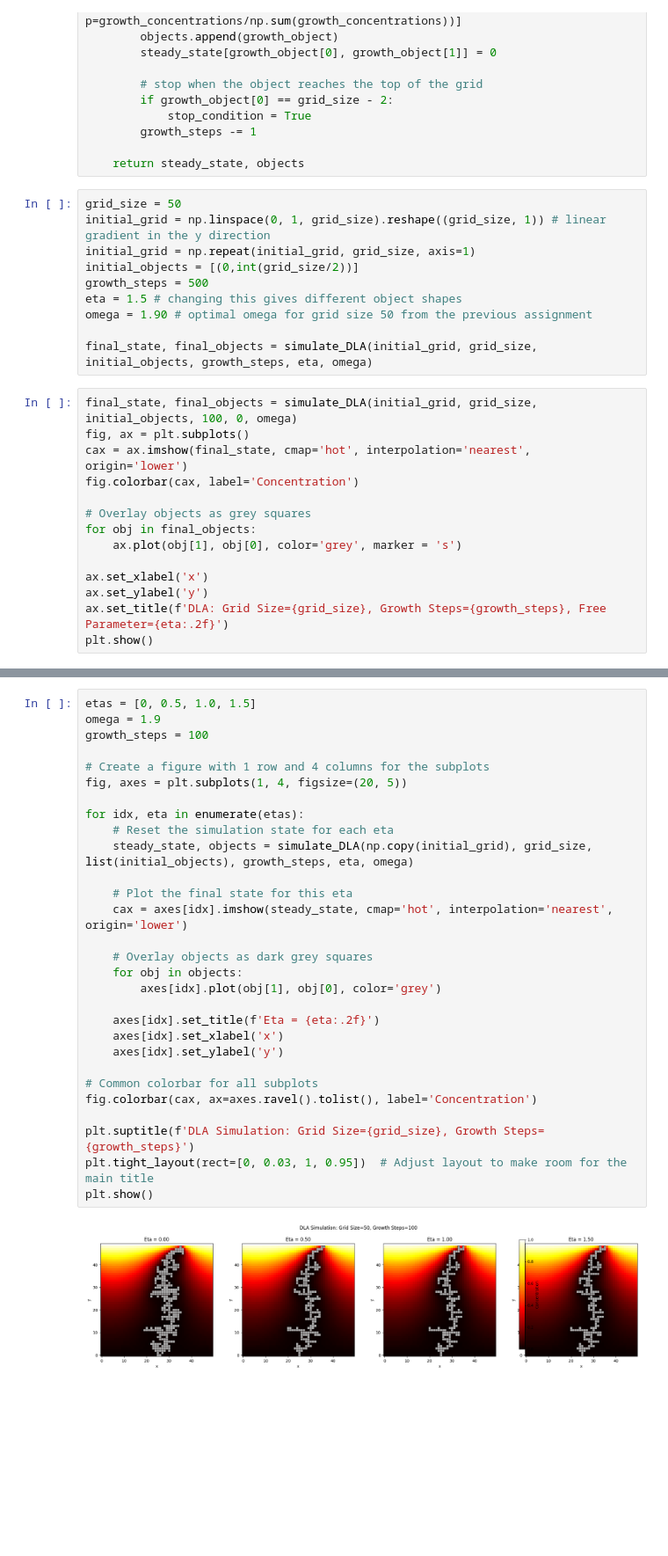
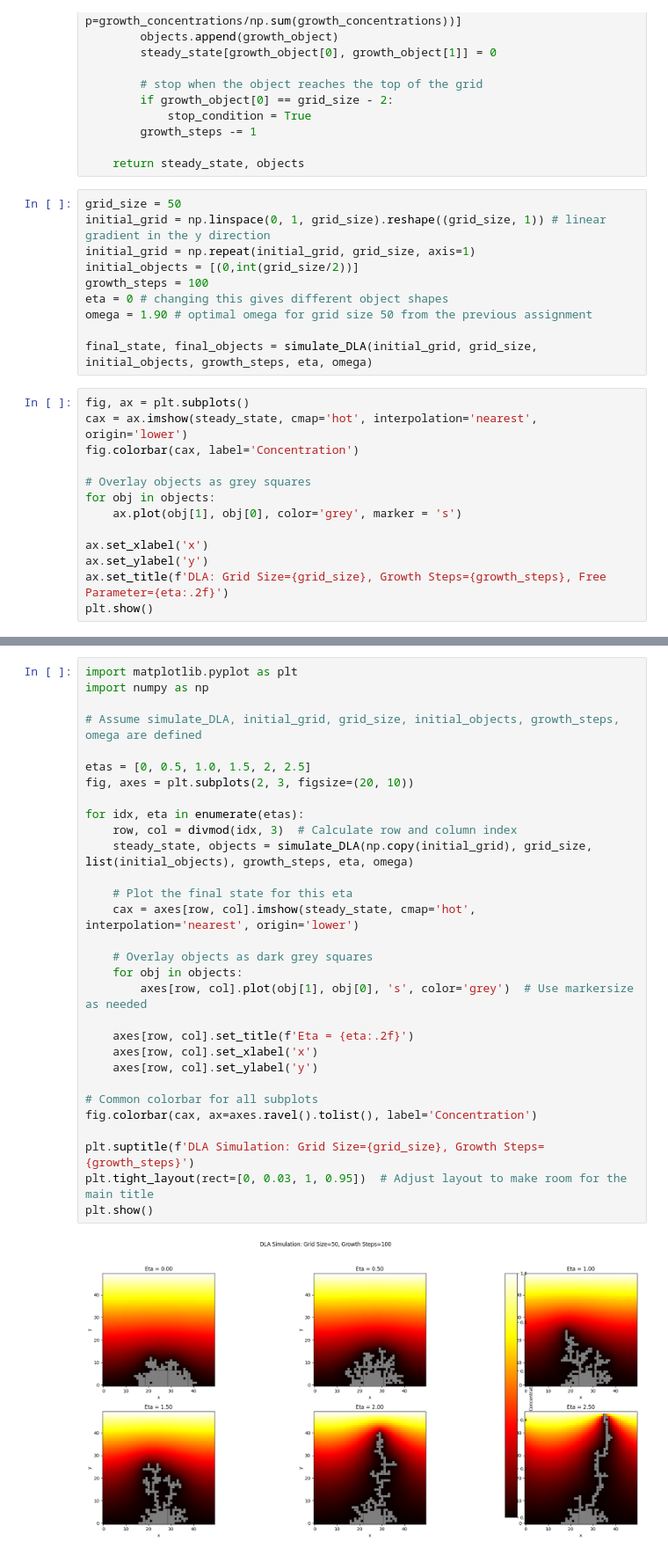
Before and after one commit to shreyaraghavendra/scientific-computing-group2, a Jupyter notebook: set2.ipynb, the cells around one changed output, grey strips where cells are left out. Shown at 88% size. Drawn from its saved outputs; the diff is of its cells as text; blank space fills up the shorter version.

```diff
--- a/set2.ipynb
+++ b/set2.ipynb
@@ -108,19 +108,18 @@ grid_size = 50
 initial_grid = np.linspace(0, 1, grid_size).reshape((grid_size, 1)) # linear gradient in the y direction
 initial_grid = np.repeat(initial_grid, grid_size, axis=1)
 initial_objects = [(0,int(grid_size/2))]
-growth_steps = 500
-eta = 1.5 # changing this gives different object shapes
+growth_steps = 100
+eta = 0 # changing this gives different object shapes
 omega = 1.90 # optimal omega for grid size 50 from the previous assignment
 
 final_state, final_objects = simulate_DLA(initial_grid, grid_size, initial_objects, growth_steps, eta, omega)
 # %%
-final_state, final_objects = simulate_DLA(initial_grid, grid_size, initial_objects, 100, 0, omega)
 fig, ax = plt.subplots()
-cax = ax.imshow(final_state, cmap='hot', interpolation='nearest', origin='lower')
+cax = ax.imshow(steady_state, cmap='hot', interpolation='nearest', origin='lower')
 fig.colorbar(cax, label='Concentration')
 
 # Overlay objects as grey squares
-for obj in final_objects:
+for obj in objects:
     ax.plot(obj[1], obj[0], color='grey', marker = 's')
 
 ax.set_xlabel('x')
@@ -132,32 +131,33 @@ plt.show()
 # %%
-etas = [0, 0.5, 1.0, 1.5]
-omega = 1.9
-growth_steps = 100
+import matplotlib.pyplot as plt
+import numpy as np
 
-# Create a figure with 1 row and 4 columns for the subplots
-fig, axes = plt.subplots(1, 4, figsize=(20, 5))
+# Assume simulate_DLA, initial_grid, grid_size, initial_objects, growth_steps, omega are defined
+
+etas = [0, 0.5, 1.0, 1.5, 2, 2.5]
+fig, axes = plt.subplots(2, 3, figsize=(20, 10))
 
 for idx, eta in enumerate(etas):
-    # Reset the simulation state for each eta
+    row, col = divmod(idx, 3)  # Calculate row and column index
     steady_state, objects = simulate_DLA(np.copy(initial_grid), grid_size, list(initial_objects), growth_steps, eta, omega)
 
     # Plot the final state for this eta
-    cax = axes[idx].imshow(steady_state, cmap='hot', interpolation='nearest', origin='lower')
+    cax = axes[row, col].imshow(steady_state, cmap='hot', interpolation='nearest', origin='lower')
 
     # Overlay objects as dark grey squares
     for obj in objects:
-        axes[idx].plot(obj[1], obj[0], color='grey')
+        axes[row, col].plot(obj[1], obj[0], 's', color='grey')  # Use markersize as needed
 
-    axes[idx].set_title(f'Eta = {eta:.2f}')
-    axes[idx].set_xlabel('x')
-    axes[idx].set_ylabel('y')
+    axes[row, col].set_title(f'Eta = {eta:.2f}')
+    axes[row, col].set_xlabel('x')
+    axes[row, col].set_ylabel('y')
 
 # Common colorbar for all subplots
 fig.colorbar(cax, ax=axes.ravel().tolist(), label='Concentration')
 
 plt.suptitle(f'DLA Simulation: Grid Size={grid_size}, Growth Steps={growth_steps}')
 plt.tight_layout(rect=[0, 0.03, 1, 0.95])  # Adjust layout to make room for the main title
 plt.show()
 # %% [output]
-[figure, old version]
+[figure, new version]
 # %% [markdown]
```
Also changed, not shown: parts of 5 cells of this notebook.
